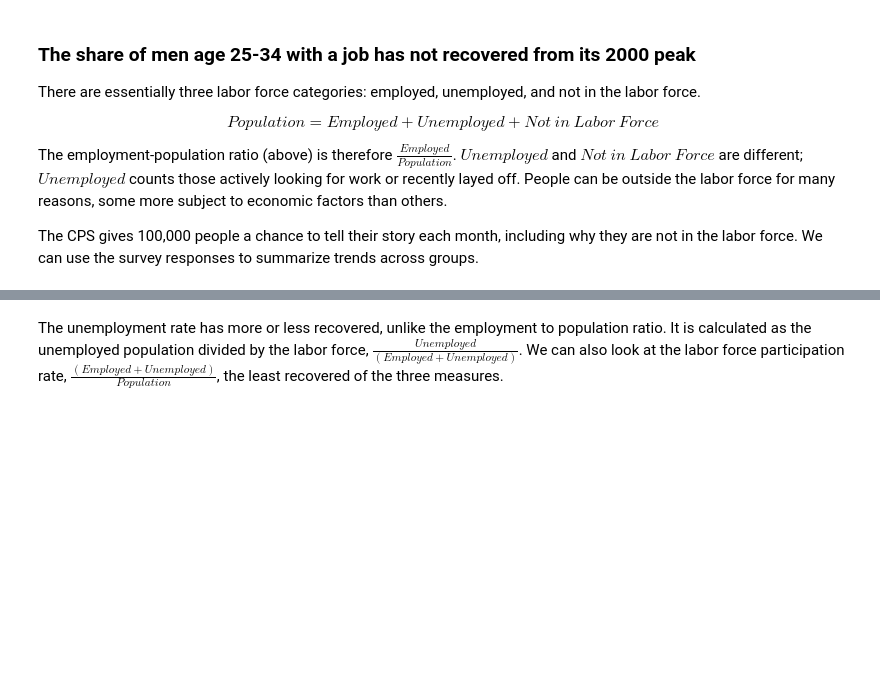
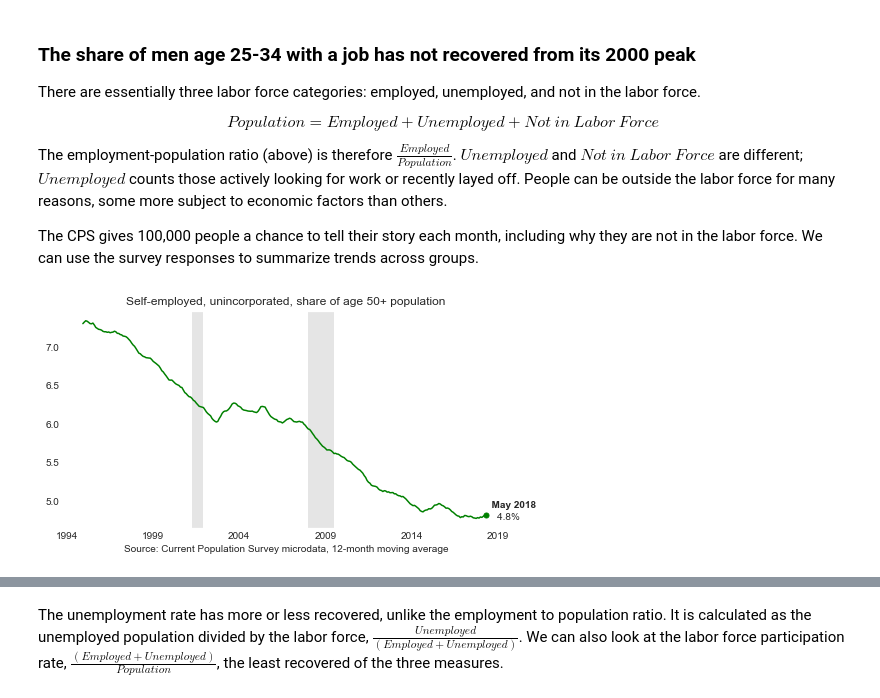
Before and after one commit to bdecon/econ_data, a Jupyter notebook: micro/CPS_Labor_Market_Grapher.ipynb, the cells around one changed output, grey strips where cells are left out. Saved outputs shown, nothing was run; the diff lists cells and outputs as text; code cells hidden in the pictures; blank space fills up the shorter version.

```diff
--- a/micro/CPS_Labor_Market_Grapher.ipynb
+++ b/micro/CPS_Labor_Market_Grapher.ipynb
@@ -41,7 +41,7 @@ cpi.index = pd.to_datetime(cpi.DATE)
 def get_cps_data(filters, calc_type, decile=0.5, rtype='share'):
     """Filter the database and calculate labor market stat"""
     data = pd.Series()
-    for year in range(2009, 2019):
+    for year in range(1994, 2019):
         d = pd.read_feather(f'data/cps_{year}.ft', nthreads=3)
         for month in range(1, 13):
             df = d[(d['HRMONTH'] == month)]
@@ -65,6 +65,15 @@ def get_cps_data(filters, calc_type, decile=0.5, rtype='share'):
                     resp = np.where((df['PUIODP1']==1) & (df['PUIODP2']==1), 1, 0)
                     resh = (df['PWSSWGT'] * resp).sum() / (df['PWSSWGT'] * same).sum()
                     data[pd.to_datetime(f'{year}-{month}-01')] = resh * 100
+                if calc_type == 'selfuninc':
+                    seu = np.where(((df['PEIO1COW']==7) | (df['PEIO2COW']==7)), 1, 0)
+                    seurt = (df['PWSSWGT'] * seu).sum() / (df['PWSSWGT']).sum()
+                    data[pd.to_datetime(f'{year}-{month}-01')] = seurt * 100
+                if calc_type == 'mjh':
+                    mjh = np.where(df['PRSJMJ']==2, 1, 0)
+                    jh = np.where(df['PRSJMJ'].isin([1,2]), 1, 0)
+                    mjs = (df['PWSSWGT'] * mjh).sum() / (df['PWSSWGT'] * jh).sum()
+                    data[pd.to_datetime(f'{year}-{month}-01')] = mjs * 100
                 if calc_type == 'total':
                     if rtype == 'level':
                         tot = (df['PWSSWGT'] / 100000000).sum() / 100
@@ -258,5 +267,14 @@ $$Population = Employed + Unemployed + Not \ in \ Labor \ Force$$
 The employment-population ratio (above) is therefore $\frac{Employed}{Population}$. $Unemployed$ and $Not \ in \ Labor \ Force$ are different; $Unemployed$ counts those actively looking for work or recently layed off. People can be outside the labor force for many reasons, some more subject to economic factors than others.
 
 The CPS gives 100,000 people a chance to tell their story each month, including why they are not in the labor force. We can use the survey responses to summarize trends across groups.
+# %%
+# Unemployment Rate
+filters = 'PRTAGE >= 25 and PRTAGE <= 54'
+calc_type = 'selfuninc'
+title = 'Self-employed, unincorporated, share of age 50+ population'
+data = get_cps_data(filters, calc_type)
+labor_mkt_grapher(title, data, 'green')
+# %% [output]
+[figure, added]
 # %%
 # Unemployment Rate
```
Also changed, not shown: parts of 10 cells of this notebook, 8 other files.
